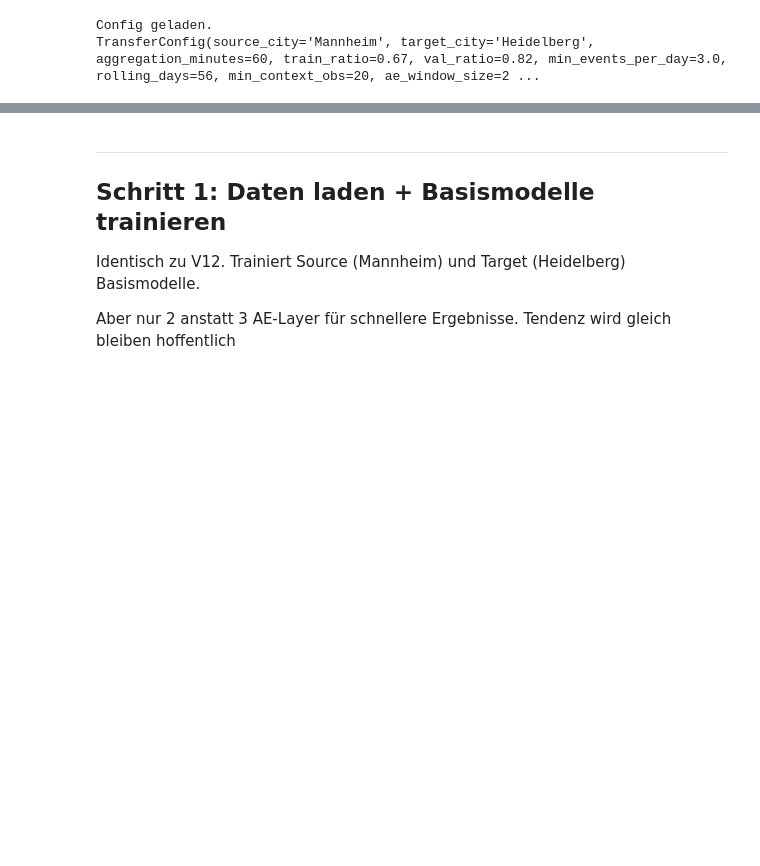
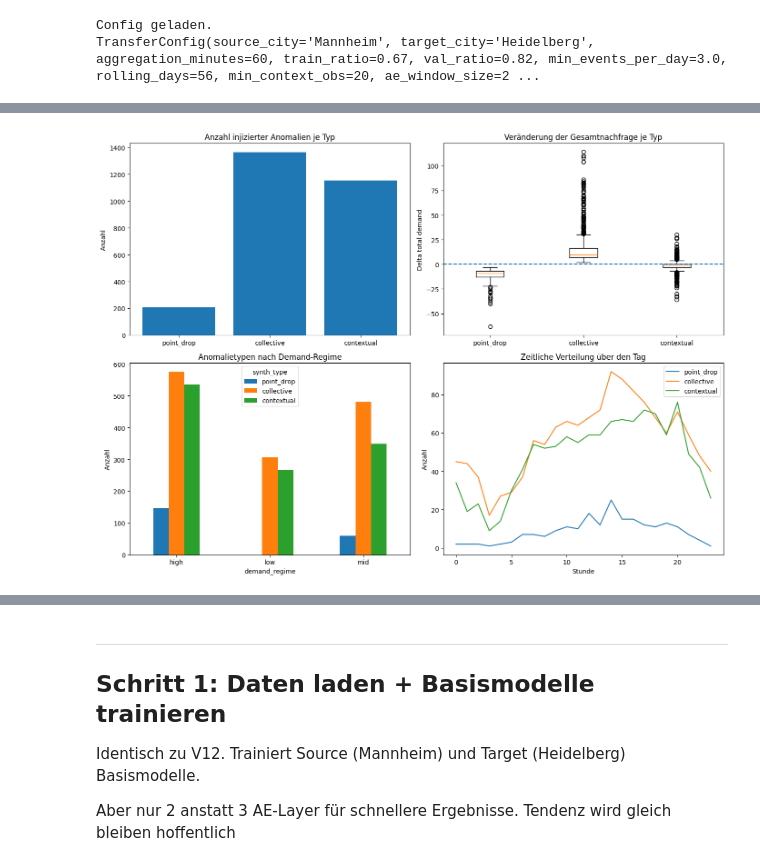
Before and after one commit to jonasknoll57/Bachelorarbeit_Demand-AD, a Jupyter notebook: V16__V13_2.ipynb, the cells around one changed output, grey strips where cells are left out. Saved outputs shown, nothing was run; the diff lists cells and outputs as text; code cells hidden in the pictures; blank space fills up the shorter version.

```diff
--- a/V16__V13_2.ipynb
+++ b/V16__V13_2.ipynb
@@ -1163,0 +1338,59 @@ def inject_synthetic_anomalies_v13(
+# %%
+import pandas as pd
+import numpy as np
+import matplotlib.pyplot as plt
+
+dfv = df_hd_inj_balanced.copy()
+dfv["hour_ts"] = pd.to_datetime(dfv["hour_ts"], utc=True)
+
+# station_name fallback
+if "station_name" not in dfv.columns:
+    dfv["station_name"] = dfv["station_id"].astype(str)
+
+dfv["orig_total"] = dfv["original_n_lends"] + dfv["original_n_returns"]
+dfv["new_total"]  = dfv["n_lends"] + dfv["n_returns"]
+dfv["delta_total"] = dfv["new_total"] - dfv["orig_total"]
+dfv["hour_of_day"] = dfv["hour_ts"].dt.hour
+
+anom = dfv[
+    (dfv["synth_label"] == 1) &
+    (dfv["synth_type"].isin(["point_drop", "collective", "contextual"]))
+].copy()
+
+types = ["point_drop", "collective", "contextual"]
+
+fig, axes = plt.subplots(2, 2, figsize=(14, 10))
+
+# 1) Anzahl je Typ
+counts = anom["synth_type"].value_counts().reindex(types).fillna(0)
+axes[0, 0].bar(counts.index, counts.values)
+axes[0, 0].set_title("Anzahl injizierter Anomalien je Typ")
+axes[0, 0].set_ylabel("Anzahl")
+
+# 2) Delta-Verteilung je Typ
+data = [anom.loc[anom["synth_type"] == t, "delta_total"].dropna().values for t in types]
+axes[0, 1].boxplot(data, tick_labels=types)
+axes[0, 1].axhline(0, linestyle="--")
+axes[0, 1].set_title("Veränderung der Gesamtnachfrage je Typ")
+axes[0, 1].set_ylabel("Delta total demand")
+
+# 3) Demand-Regime x Typ
+reg_ct = pd.crosstab(anom["demand_regime"], anom["synth_type"]).reindex(columns=types).fillna(0)
+reg_ct.plot(kind="bar", ax=axes[1, 0])
+axes[1, 0].set_title("Anomalietypen nach Demand-Regime")
+axes[1, 0].set_ylabel("Anzahl")
+axes[1, 0].tick_params(axis="x", rotation=0)
+
+# 4) Stunde des Tages x Typ
+hour_ct = pd.crosstab(anom["hour_of_day"], anom["synth_type"]).reindex(columns=types).fillna(0)
+for t in types:
+    axes[1, 1].plot(hour_ct.index, hour_ct[t], label=t)
+axes[1, 1].set_title("Zeitliche Verteilung über den Tag")
+axes[1, 1].set_xlabel("Stunde")
+axes[1, 1].set_ylabel("Anzahl")
+axes[1, 1].legend()
+
+plt.tight_layout()
+plt.show()
+# %% [output]
+[figure, added]
```
Also changed, not shown: parts of 10 cells of this notebook.
